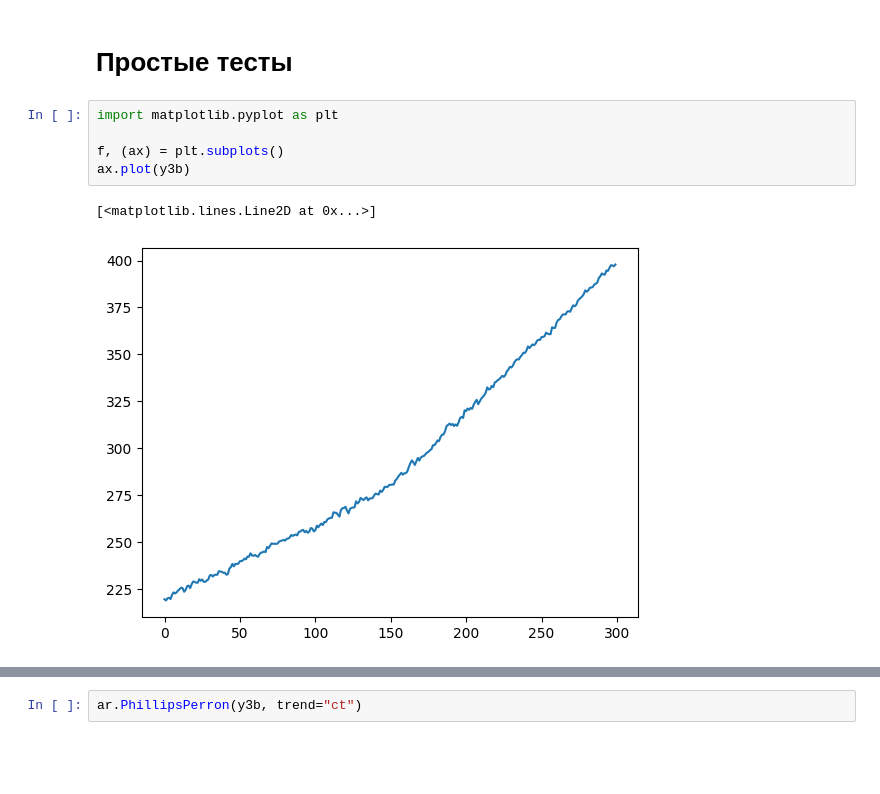
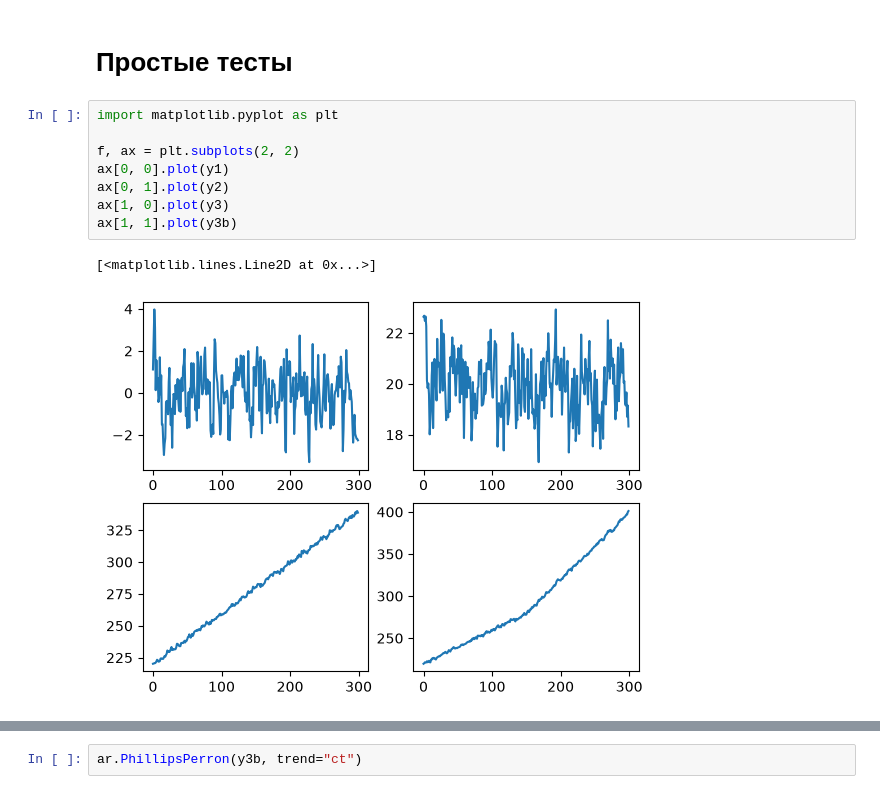
Before and after one commit to vadim-zyamalov/joy-of-econometrics, a Jupyter notebook: МФТИ/Семинары/Семинар 9.ipynb, the cells around one changed output, grey strips where cells are left out. Saved outputs shown, nothing was run; the diff lists cells and outputs as text; blank space fills up the shorter version.

```diff
--- a/МФТИ/Семинары/Семинар 9.ipynb
+++ b/МФТИ/Семинары/Семинар 9.ipynb
@@ -28,10 +28,13 @@ y3b = y3b[500:800]
 # %%
 import matplotlib.pyplot as plt
 
-f, (ax) = plt.subplots()
-ax.plot(y3b)
+f, ax = plt.subplots(2, 2)
+ax[0, 0].plot(y1)
+ax[0, 1].plot(y2)
+ax[1, 0].plot(y3)
+ax[1, 1].plot(y3b)
 # %% [output]
 [<matplotlib.lines.Line2D at 0x...>]
-[figure, old version]
+[figure, new version]
 # %%
 ar.ADF(y1, trend="n", method="bic")
```
Also changed, not shown: parts of 55 cells of this notebook, 56 other files.
